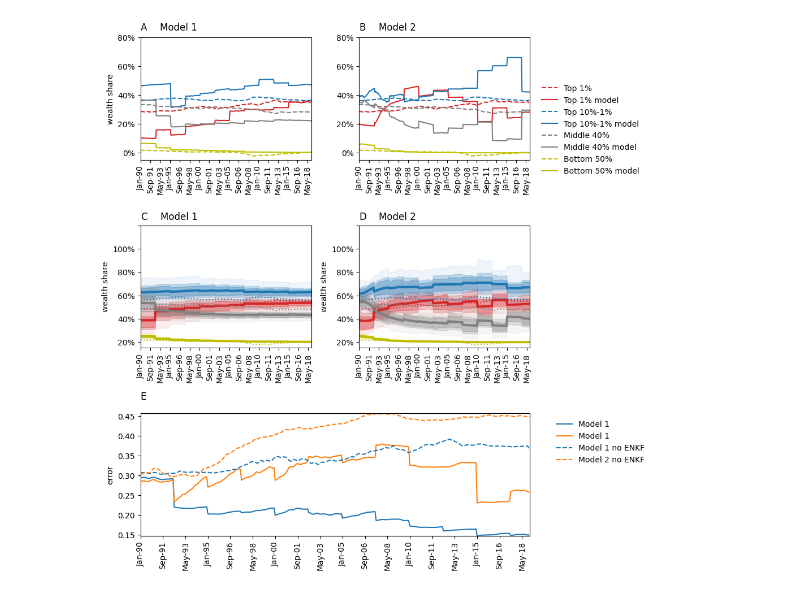
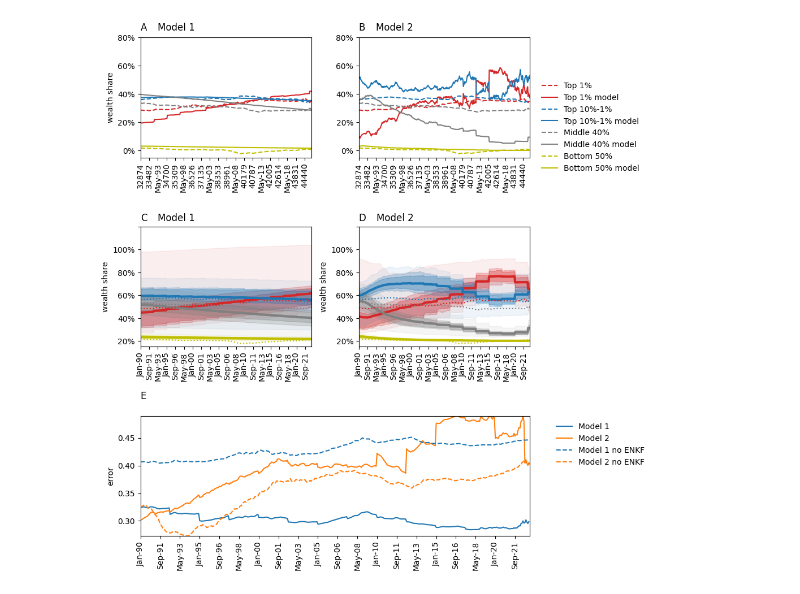
Before and after one commit to yannickoswald/real_time_ineq_abm, a Jupyter notebook: rtabm/experiment1_jupyter.ipynb, the cells around one changed output. Saved outputs shown, nothing was run; the diff lists cells and outputs as text; code cells hidden in the pictures.

```diff
--- a/rtabm/experiment1_jupyter.ipynb
+++ b/rtabm/experiment1_jupyter.ipynb
@@ -13,32 +13,35 @@ from run_enkf import *
 from model2_class import Model2
 #from run_both_models_n_times_and_compute_error import *
 import import_ipynb
+tqdm.pandas()
 
 #%%
 
 
 class Experiment1:
-    def __init__(self, num_agents, ensemble_size, macro_state_dim, time_horizon, filter_freq):
+    def __init__(self, num_agents, ensemble_size, macro_state_dim, start_year, end_year, filter_freq):
         self.num_agents = num_agents
         self.ensemble_size = ensemble_size
         self.macro_state_dim = macro_state_dim
         self.enkf1 = None
         self.enkf2 = None
-        self.time_horizon = time_horizon
+        self.start_year = start_year
+        self.end_year = end_year
 
-    def run_both_enkf(self, time_horizon, filter_freq):
+    def run_both_enkf(self, filter_freq):
 
-        model_params1 = {"population_size": 100,
-         "growth_rate": 0.025,
-         "b_begin": 1.3,
-         "distribution": "Pareto_lognormal",
-         "start_year": 1990,
-         "uncertainty_para": 0.1}
+        model_params1 = {"population_size": self.num_agents,
+                        "growth_rate": 0.025,
+                        "b_begin": 1.3,
+                        "distribution": "exponential_pareto", # either "Pareto_lognormal" or "exponential_pareto"
+                        "start_year": self.start_year,
+                        "uncertainty_para": 0.1}
 
-        model_params2 = {"population_size": 100,
+        model_params2 = {"population_size": self.num_agents,
                         "concavity": 1,
                         "growth_rate": 0.025,
-                        "start_year": 1990,
+                        "distribution": "exponential_pareto", # either "Pareto_lognormal" or "exponential_pareto"
+                        "start_year": self.start_year,
                         "adaptive_sensitivity": 0.02,
                         "uncertainty_para": 0}
 
@@ -49,16 +52,19 @@ class Experiment1:
                                   macro_state_dim = self.macro_state_dim,
                                   filter_freq = filter_freq,
                                   uncertainty_obs = 0.5)
-        self.enkf2 = prepare_enkf(Model2, model_params= model_params2,
+
+        self.enkf2 = prepare_enkf(Model2,
+                                   model_params= model_params2,
                                   ensemble_size = self.ensemble_size,
                                   macro_state_dim = self.macro_state_dim,
                                   filter_freq = filter_freq,
                                   uncertainty_obs = 0.5)
 
-        run_enkf(self.enkf1, self.time_horizon, filter_freq = filter_freq)
-        run_enkf(self.enkf2, self.time_horizon, filter_freq = filter_freq)
+        run_enkf(self.enkf1, start_year=self.start_year, end_year=self.end_year, filter_freq = filter_freq)
+        run_enkf(self.enkf2, start_year=self.start_year, end_year=self.end_year, filter_freq = filter_freq)
 
     def plot_results(self):
+
         fig = plt.figure(figsize=(10, 10))
         # Create a gridspec object
         gs = gridspec.GridSpec(3, 2, height_ratios=[1, 1, 1])
@@ -70,8 +76,8 @@ class Experiment1:
         ax4 = plt.subplot(gs[2, :])  # This one spans both columns
 
 
-        self.enkf1.models[0].plot_wealth_groups_over_time(ax0, self.time_horizon)
-        self.enkf2.models[0].plot_wealth_groups_over_time(ax1, self.time_horizon)
+        self.enkf1.models[0].plot_wealth_groups_over_time(ax0, self.start_year, self.end_year)
+        self.enkf2.models[0].plot_wealth_groups_over_time(ax1, self.start_year, self.end_year)
         self.enkf1.plot_fanchart(ax2)
         self.enkf2.plot_fanchart(ax3)
         self.enkf1.plot_error(ax4)
@@ -113,15 +119,19 @@ class Experiment1:
         plt.savefig('fig4.png', dpi=300)
         plt.show()
 
+
+
 # Example usage
 if __name__ == "__main__":
-    time = 29*12
     filter_freq = 30
     experiment1 = Experiment1(num_agents=100,
                               ensemble_size=100,
                               macro_state_dim=4,
-                              time_horizon = time,
+                              start_year=1990,
+                              end_year=2022,
                               filter_freq = filter_freq)
-    experiment1.run_both_enkf(time_horizon = time, filter_freq = filter_freq)
+    experiment1.run_both_enkf(filter_freq = filter_freq)
     experiment1.plot_results()
+    agent_states_model1 = experiment1.enkf1.micro_history
+    agent_states_model2 = experiment1.enkf2.micro_history
 # %% [output]
@@ -145 +155 @@ this is total_wealth_ts [[ 1919090.80253253  1919476.89224361  1925280.16713372
-[figure, old version]
+[figure, new version]
```
Also changed, not shown: parts of 3 cells of this notebook, 19 other files.
